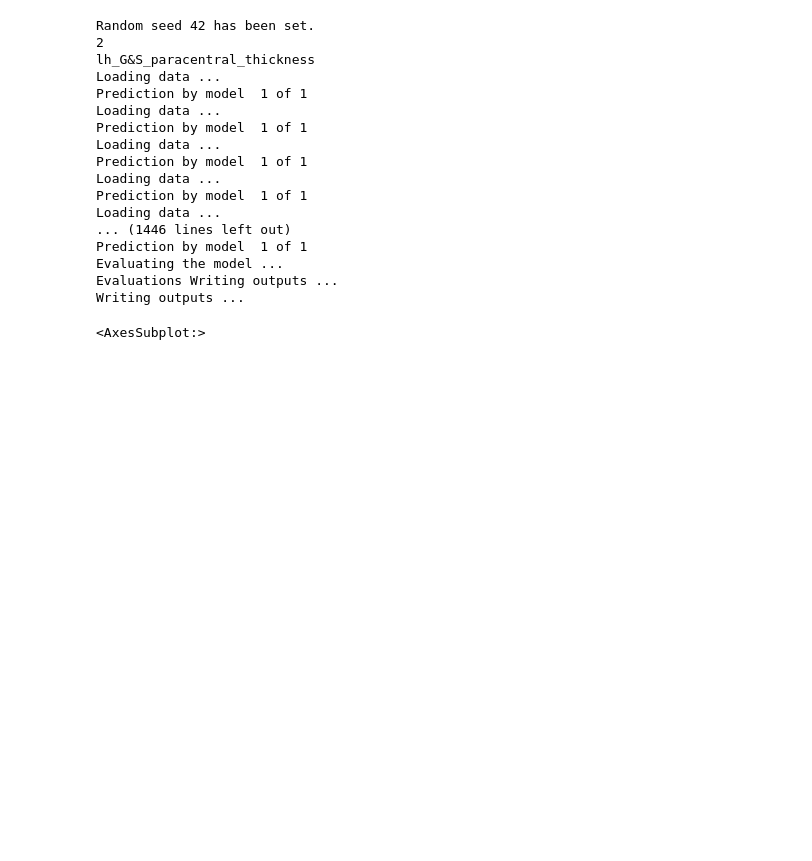
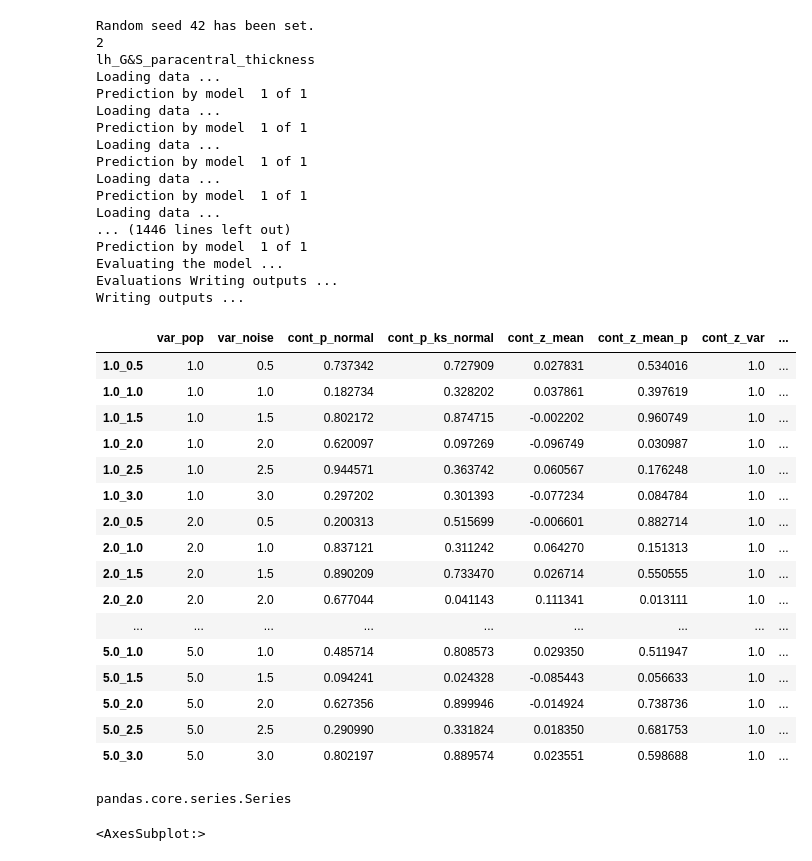
Before and after one commit to bbuckova/ESO_normative, a Jupyter notebook: simulation_sudy.ipynb, the cells around one changed output. Drawn from its saved outputs; the diff is of its cells as text; code cells hidden in the pictures; blank space fills up the shorter version.

```diff
--- a/simulation_sudy.ipynb
+++ b/simulation_sudy.ipynb
@@ -537,6 +650,30 @@ Prediction by model  1 of 1
 Evaluating the model ...
 Evaluations Writing outputs ...
 Writing outputs ...
+# %%
+data
+# %% [output]
+|  | var_pop | var_noise | cont_p_normal | cont_p_ks_normal | cont_z_mean | cont_z_mean_p | cont_z_var | ... |
+| 1.0_0.5 | 1.0 | 0.5 | 0.737342 | 0.727909 | 0.027831 | 0.534016 | 1.0 | ... |
+| 1.0_1.0 | 1.0 | 1.0 | 0.182734 | 0.328202 | 0.037861 | 0.397619 | 1.0 | ... |
+| 1.0_1.5 | 1.0 | 1.5 | 0.802172 | 0.874715 | -0.002202 | 0.960749 | 1.0 | ... |
+| 1.0_2.0 | 1.0 | 2.0 | 0.620097 | 0.097269 | -0.096749 | 0.030987 | 1.0 | ... |
+| 1.0_2.5 | 1.0 | 2.5 | 0.944571 | 0.363742 | 0.060567 | 0.176248 | 1.0 | ... |
+| 1.0_3.0 | 1.0 | 3.0 | 0.297202 | 0.301393 | -0.077234 | 0.084784 | 1.0 | ... |
+| 2.0_0.5 | 2.0 | 0.5 | 0.200313 | 0.515699 | -0.006601 | 0.882714 | 1.0 | ... |
+| 2.0_1.0 | 2.0 | 1.0 | 0.837121 | 0.311242 | 0.064270 | 0.151313 | 1.0 | ... |
+| 2.0_1.5 | 2.0 | 1.5 | 0.890209 | 0.733470 | 0.026714 | 0.550555 | 1.0 | ... |
+| 2.0_2.0 | 2.0 | 2.0 | 0.677044 | 0.041143 | 0.111341 | 0.013111 | 1.0 | ... |
+| ... | ... | ... | ... | ... | ... | ... | ... | ... |
+| 5.0_1.0 | 5.0 | 1.0 | 0.485714 | 0.808573 | 0.029350 | 0.511947 | 1.0 | ... |
+| 5.0_1.5 | 5.0 | 1.5 | 0.094241 | 0.024328 | -0.085443 | 0.056633 | 1.0 | ... |
+| 5.0_2.0 | 5.0 | 2.0 | 0.627356 | 0.899946 | -0.014924 | 0.738736 | 1.0 | ... |
+| 5.0_2.5 | 5.0 | 2.5 | 0.290990 | 0.331824 | 0.018350 | 0.681753 | 1.0 | ... |
+| 5.0_3.0 | 5.0 | 3.0 | 0.802197 | 0.889574 | 0.023551 | 0.598688 | 1.0 | ... |
+# %%
+type(pat_z)
+# %% [output]
+pandas.core.series.Series
 # %%
 orig_beta, orig_s2n, orig_s2s = extract_orig_covariation(v1_pat['age','sex'], simulations_dir, random_idp, visit=1)
 # %%
```
Also changed, not shown: parts of 9 cells of this notebook, 1 other file.
